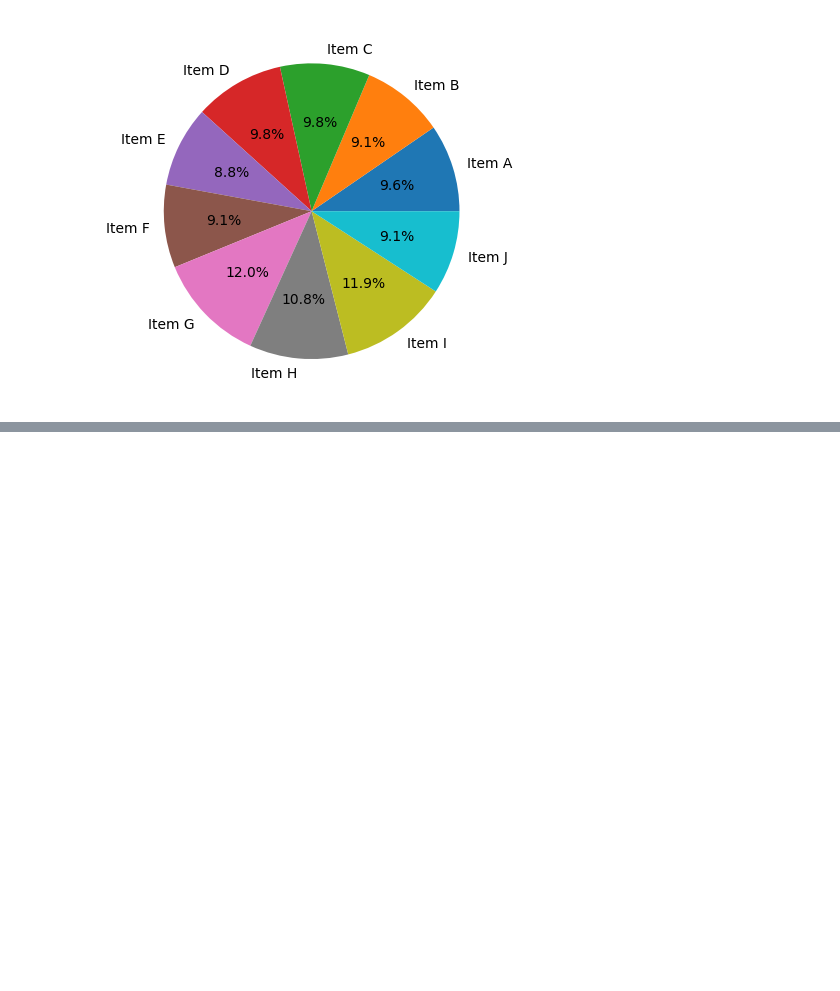
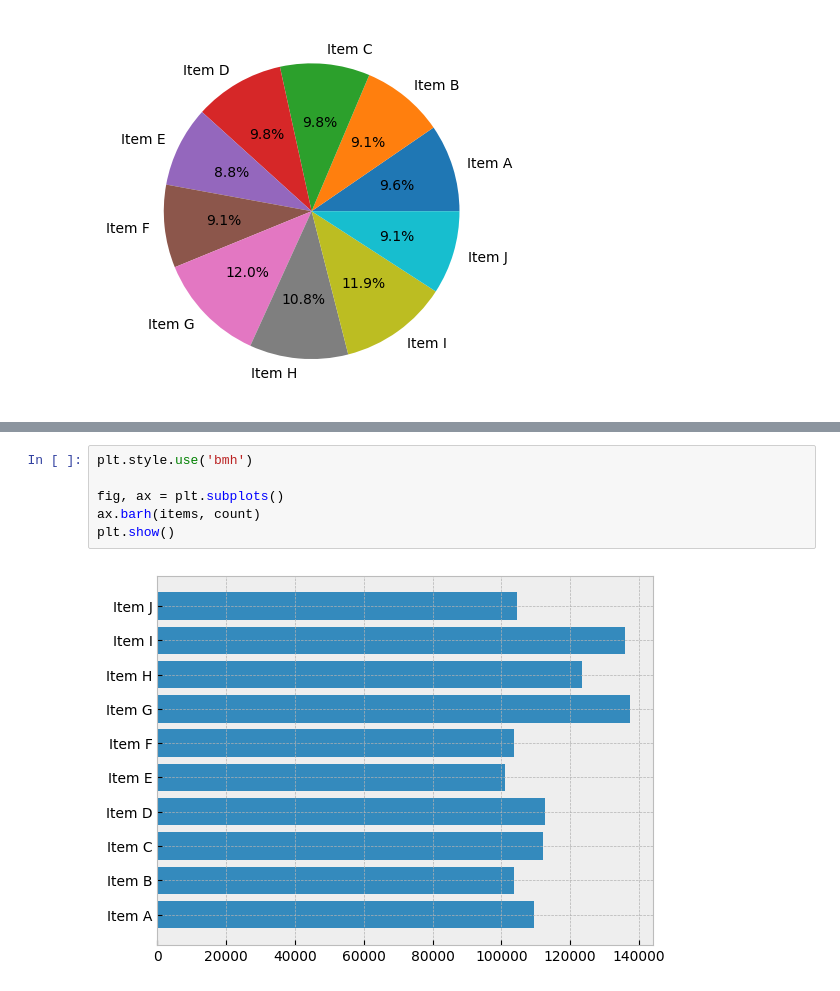
Before and after one commit to LatiefDataVisionary/matplotlib-with-indonesia-belajar, a Jupyter notebook: Matplotlib_16_|_Alur_Hidup_Plot_|_Plot_Lifecycle.ipynb, the cells around one changed output, grey strips where cells are left out. Saved outputs shown, nothing was run; the diff lists cells and outputs as text; blank space fills up the shorter version.

```diff
--- a/Matplotlib_16_|_Alur_Hidup_Plot_|_Plot_Lifecycle.ipynb
+++ b/Matplotlib_16_|_Alur_Hidup_Plot_|_Plot_Lifecycle.ipynb
@@ -108,0 +131,8 @@ plt.show()
+# %%
+plt.style.use('bmh')
+
+fig, ax = plt.subplots()
+ax.barh(items, count)
+plt.show()
+# %% [output]
+[figure, added]
```
Also changed, not shown: parts of 2 cells of this notebook.
